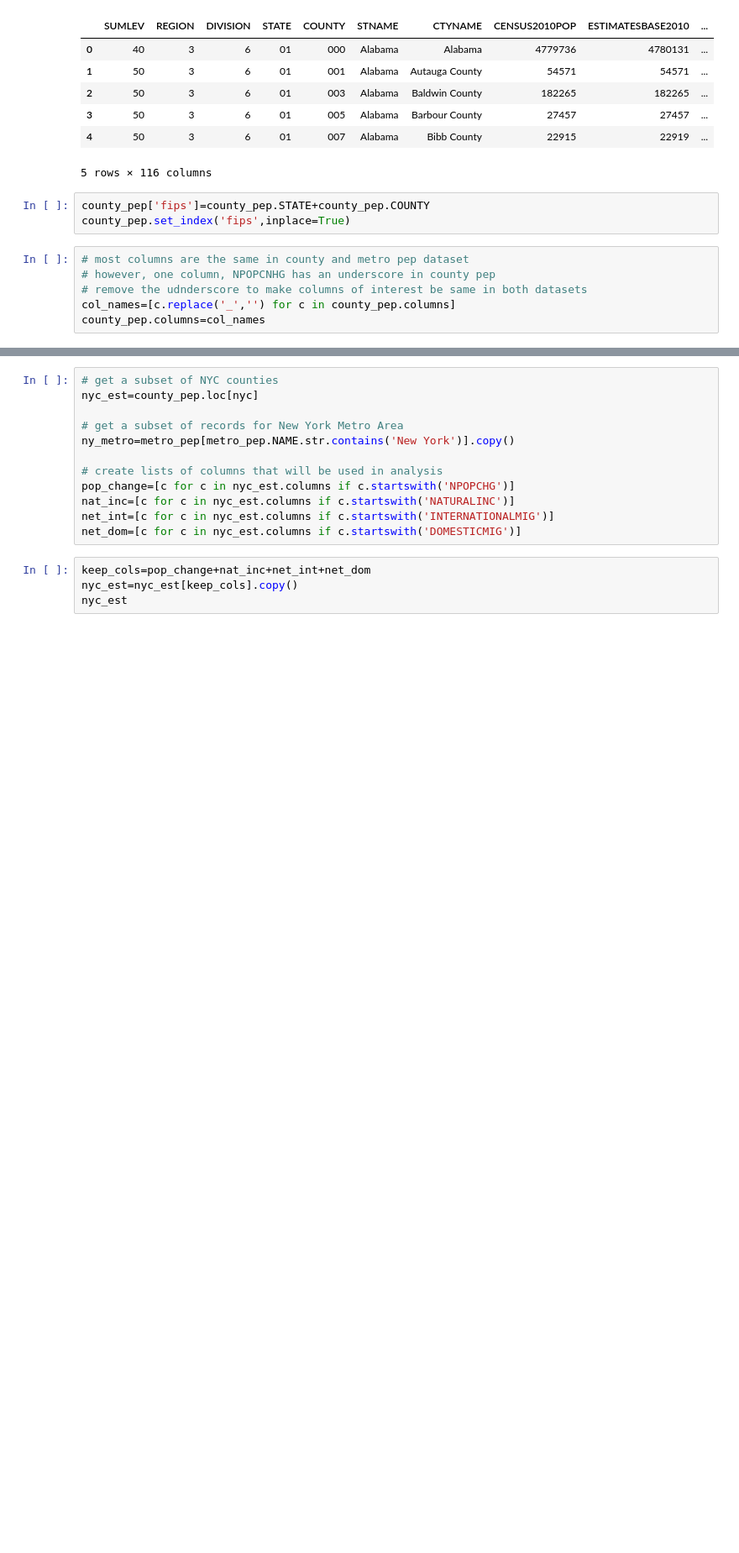
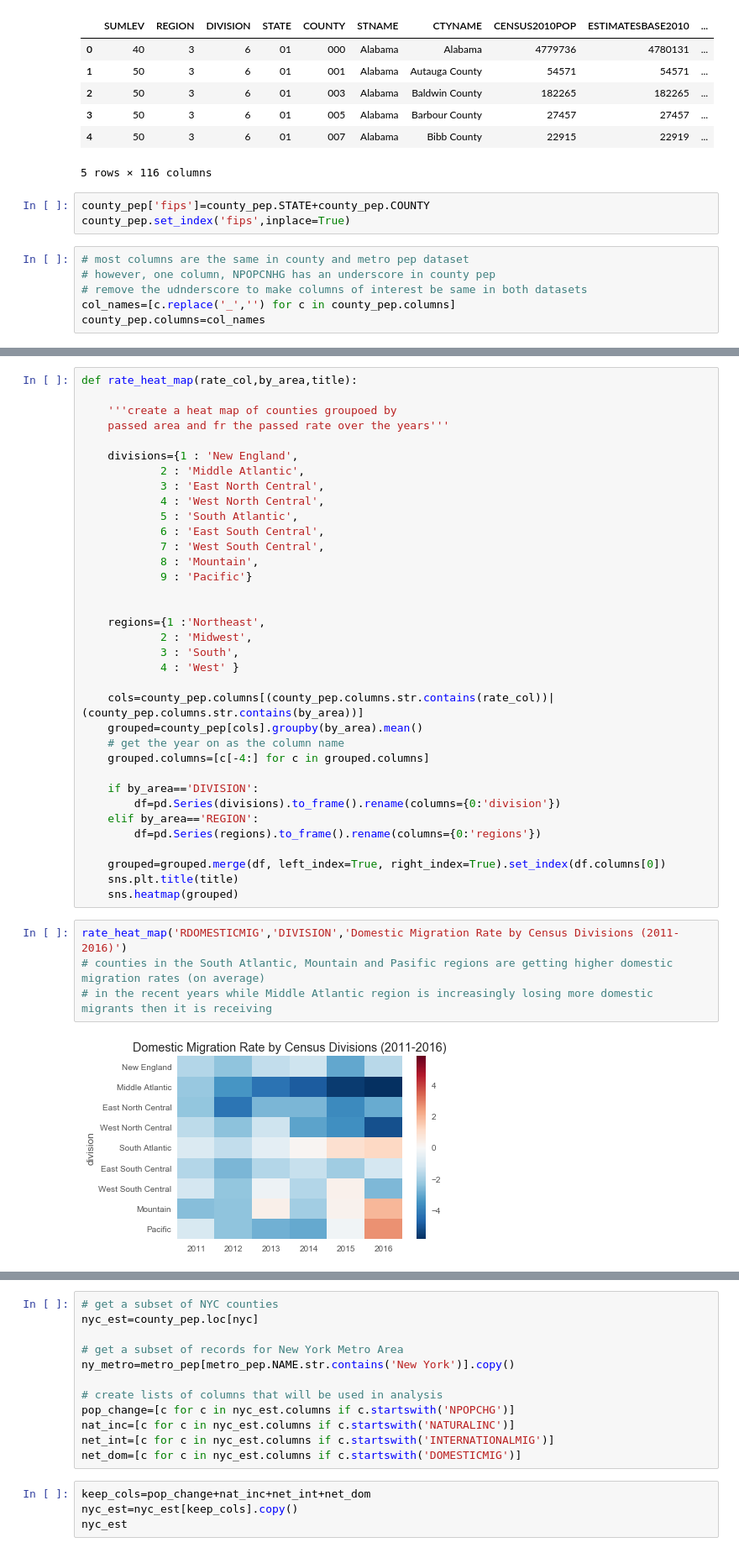
Before and after one commit to anastasiaclark/irs_nyc_migration, a Jupyter notebook: scripts/explore_pep.ipynb, the cells around one changed output, grey strips where cells are left out. Shown: that part at 84% size. Drawn from its saved outputs; the diff is of its cells as text; blank space fills up the shorter version.

```diff
--- a/scripts/explore_pep.ipynb
+++ b/scripts/explore_pep.ipynb
@@ -122,3 +124,44 @@ fips
 41013     Crook County    Oregon       4         9         40.075084
 08023  Costilla County  Colorado       4         8         39.813289
 48209      Hays County     Texas       3         7         39.755014
+# %%
+def rate_heat_map(rate_col,by_area,title):
+
+    '''create a heat map of counties groupoed by
+    passed area and fr the passed rate over the years'''
+
+    divisions={1 : 'New England',
+            2 : 'Middle Atlantic',
+            3 : 'East North Central',
+            4 : 'West North Central',
+            5 : 'South Atlantic',
+            6 : 'East South Central',
+            7 : 'West South Central',
+            8 : 'Mountain',
+            9 : 'Pacific'}
+
+
+    regions={1 :'Northeast',
+            2 : 'Midwest',
+            3 : 'South',
+            4 : 'West' }
+
+    cols=county_pep.columns[(county_pep.columns.str.contains(rate_col))|(county_pep.columns.str.contains(by_area))]
+    grouped=county_pep[cols].groupby(by_area).mean()
+    # get the year on as the column name
+    grouped.columns=[c[-4:] for c in grouped.columns]
+
+    if by_area=='DIVISION':
+        df=pd.Series(divisions).to_frame().rename(columns={0:'division'})
+    elif by_area=='REGION':
+        df=pd.Series(regions).to_frame().rename(columns={0:'regions'})
+
+    grouped=grouped.merge(df, left_index=True, right_index=True).set_index(df.columns[0])
+    sns.plt.title(title)
+    sns.heatmap(grouped)
+# %%
+rate_heat_map('RDOMESTICMIG','DIVISION','Domestic Migration Rate by Census Divisions (2011-2016)')
+# counties in the South Atlantic, Mountain and Pasific regions are getting higher domestic migration rates (on average)
+# in the recent years while Middle Atlantic region is increasingly losing more domestic migrants then it is receiving
+# %% [output]
+[figure, added]
```
Also changed, not shown: parts of 6 cells of this notebook, 1 other file.
